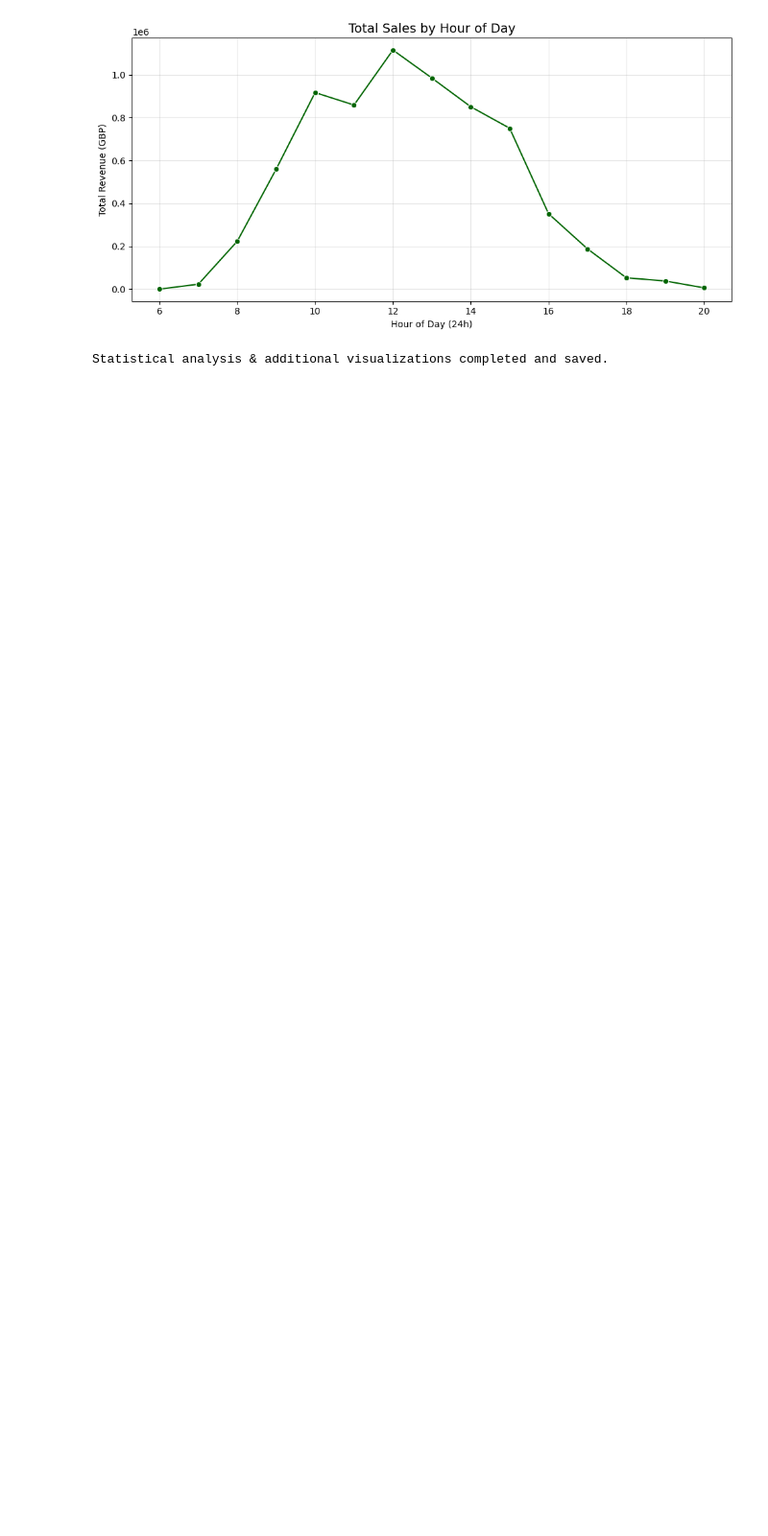
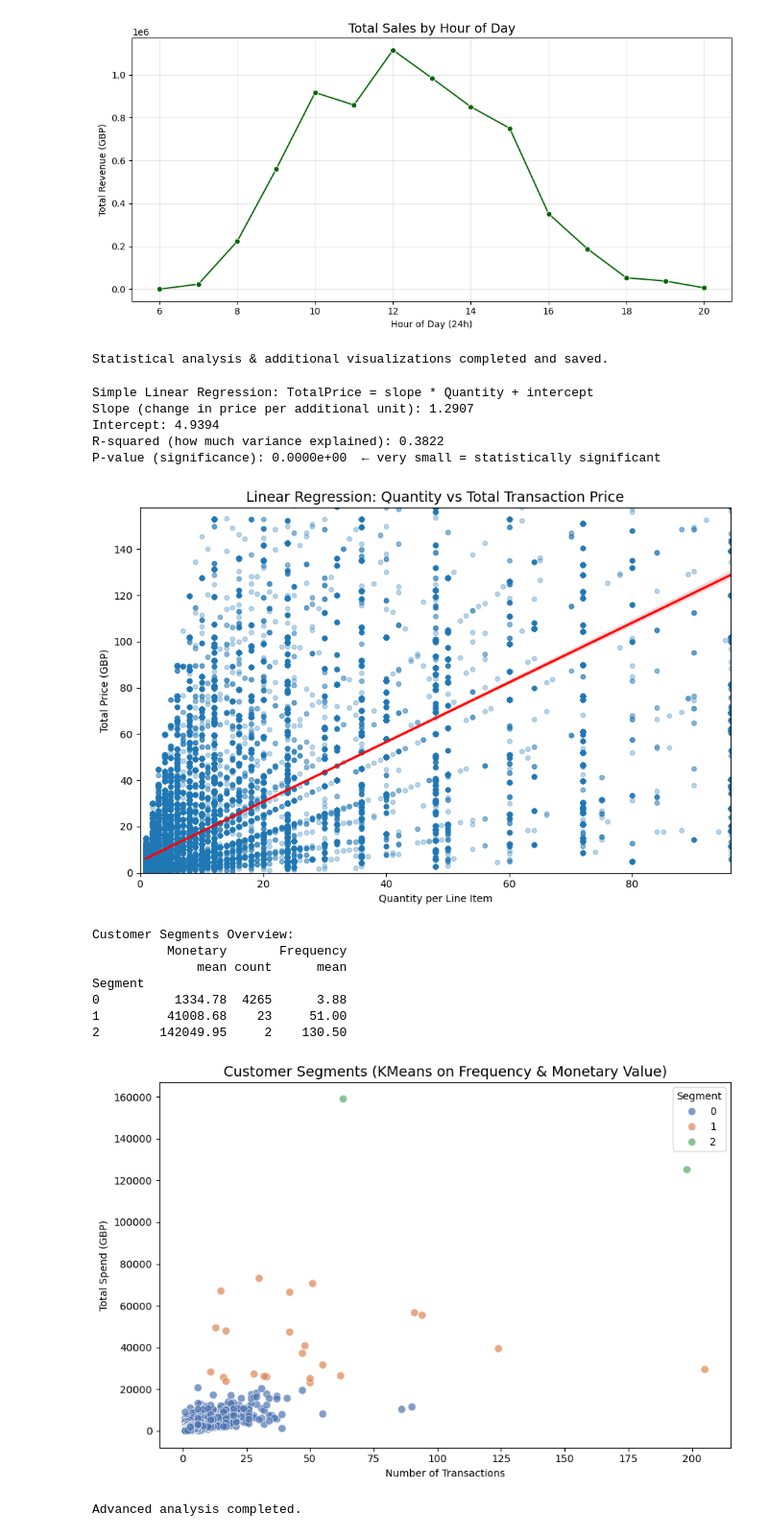
Before and after one commit to SanthushFernando/BIS-Data-Analytics-Assignment, a Jupyter notebook: analysis.ipynb, the cells around one changed output. Shown at 96% size. Saved outputs shown, nothing was run; the diff lists cells and outputs as text; code cells hidden in the pictures; blank space fills up the shorter version.

Commit message:
Final statistical analysis - linear regression + customer segmentation + business visuals

```diff
--- a/analysis.ipynb
+++ b/analysis.ipynb
@@ -320,3 +320,80 @@ Customer-level summary (top 5 by total spend):
 [figure]
 [figure]
 Statistical analysis & additional visualizations completed and saved.
+# %%
+from scipy import stats
+from sklearn.cluster import KMeans
+import warnings
+warnings.filterwarnings('ignore')  # to suppress convergence warnings
+
+# ────────────────────────────────────────────────
+# 1. Simple Linear Regression: TotalPrice ~ Quantity
+slope, intercept, r_value, p_value, std_err = stats.linregress(
+    df['Quantity'], df['TotalPrice']
+)
+
+print("Simple Linear Regression: TotalPrice = slope * Quantity + intercept")
+print(f"Slope (change in price per additional unit): {slope:.4f}")
+print(f"Intercept: {intercept:.4f}")
+print(f"R-squared (how much variance explained): {r_value**2:.4f}")
+print(f"P-value (significance): {p_value:.4e}  ← very small = statistically significant")
+
+# Plot with regression line
+plt.figure(figsize=(9, 6))
+sns.regplot(x='Quantity', y='TotalPrice', data=df, scatter_kws={'alpha':0.3, 's':20}, line_kws={'color':'red'})
+plt.title('Linear Regression: Quantity vs Total Transaction Price', fontsize=14)
+plt.xlabel('Quantity per Line Item')
+plt.ylabel('Total Price (GBP)')
+plt.xlim(0, df['Quantity'].quantile(0.99))
+plt.ylim(0, df['TotalPrice'].quantile(0.99))
+plt.tight_layout()
+plt.savefig('regression_quantity_vs_totalprice.png', dpi=150, bbox_inches='tight')
+plt.show()
+
+# ────────────────────────────────────────────────
+# 2. Simple Customer Segmentation (KMeans - 3 clusters)
+# Use aggregated customer data from earlier
+customer_agg = df.groupby('CustomerID').agg({
+    'TotalPrice': 'sum',           # Monetary value
+    'InvoiceNo': 'nunique'         # Frequency (number of distinct invoices)
+}).rename(columns={'TotalPrice': 'Monetary', 'InvoiceNo': 'Frequency'})
+
+# Optional: add Recency if you want full RFM, but keep simple
+kmeans = KMeans(n_clusters=3, random_state=42, n_init=10)
+customer_agg['Segment'] = kmeans.fit_predict(customer_agg[['Monetary', 'Frequency']])
+
+# Quick view of segments
+print("\nCustomer Segments Overview:")
+print(customer_agg.groupby('Segment').agg({
+    'Monetary': ['mean', 'count'],
+    'Frequency': 'mean'
+}).round(2))
+
+# Scatter plot of segments
+plt.figure(figsize=(9, 6))
+sns.scatterplot(x='Frequency', y='Monetary', hue='Segment', data=customer_agg,
+                palette='deep', alpha=0.7, s=60)
+plt.title('Customer Segments (KMeans on Frequency & Monetary Value)', fontsize=14)
+plt.xlabel('Number of Transactions')
+plt.ylabel('Total Spend (GBP)')
+plt.tight_layout()
+plt.savefig('customer_segments_kmeans.png', dpi=150, bbox_inches='tight')
+plt.show()
+
+print("\nAdvanced analysis completed.")
+# %% [output]
+Simple Linear Regression: TotalPrice = slope * Quantity + intercept
+Slope (change in price per additional unit): 1.2907
+Intercept: 4.9394
+R-squared (how much variance explained): 0.3822
+P-value (significance): 0.0000e+00  ← very small = statistically significant
+[figure, added]
+Customer Segments Overview:
+          Monetary       Frequency
+              mean count      mean
+Segment
+0          1334.78  4265      3.88
+1         41008.68    23     51.00
+2        142049.95     2    130.50
+[figure, added]
+Advanced analysis completed.
```
Also changed, not shown: 2 other files.
